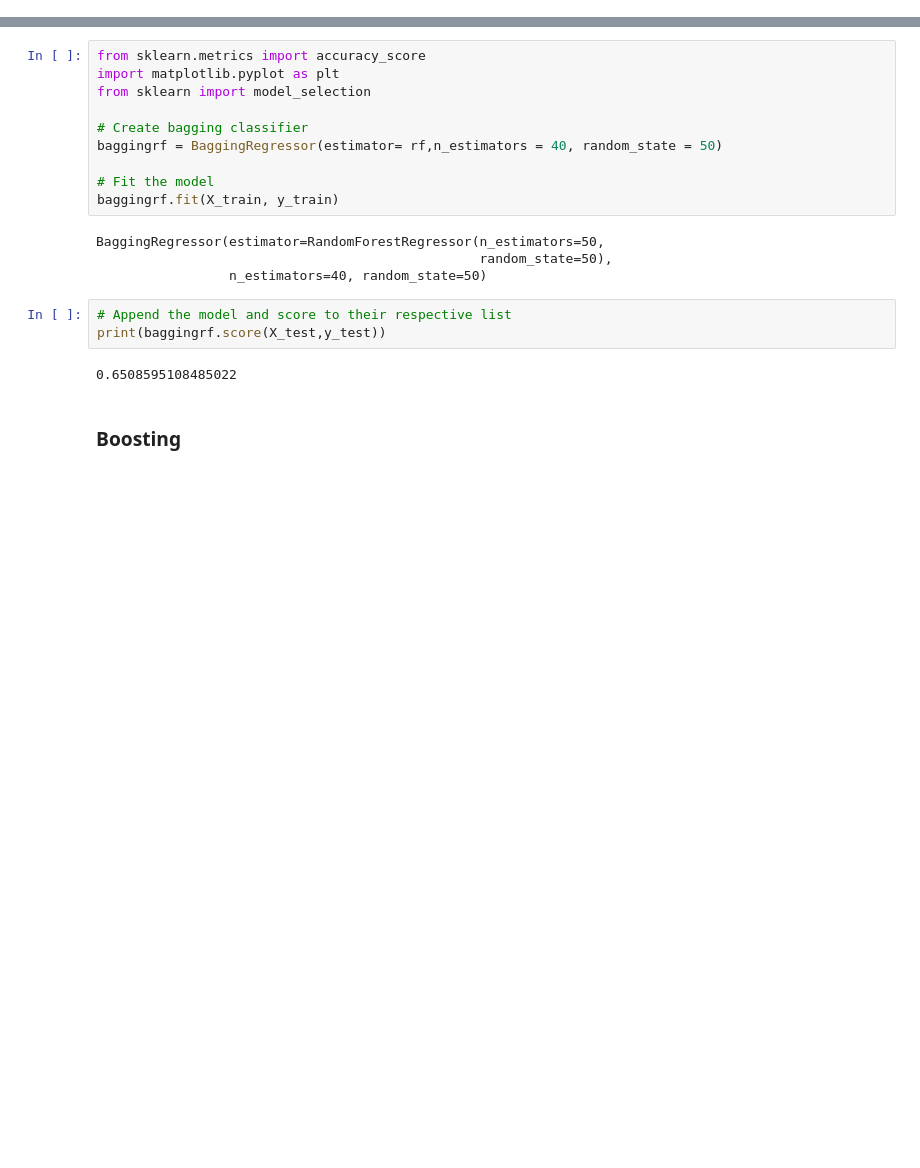
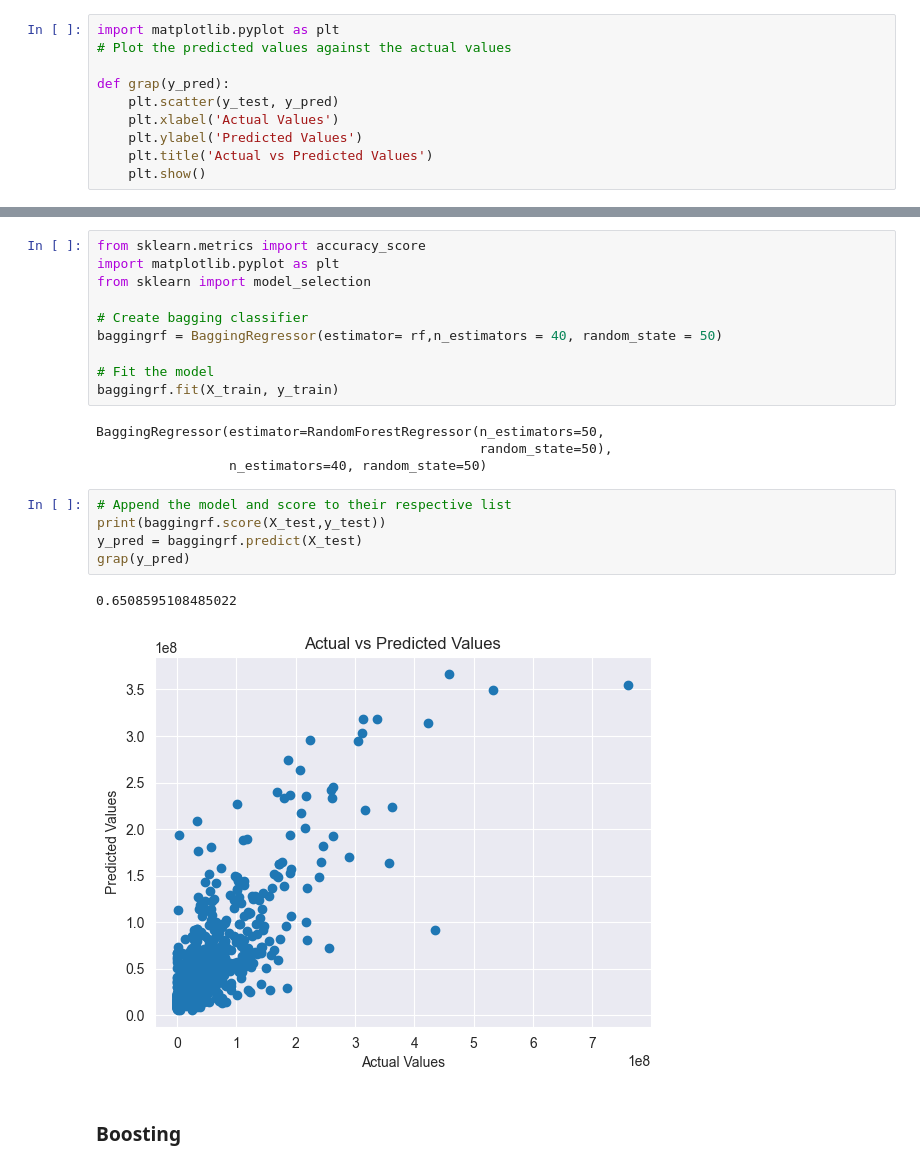
Before and after one commit to Cyriloo7/Movie-Gross-Prediction-, a Jupyter notebook: MovieGrossPrediction.ipynb, the cells around one changed output, grey strips where cells are left out. Drawn from its saved outputs; the diff is of its cells as text; blank space fills up the shorter version.

Commit message:
Movie-Gross_prediction

```diff
--- a/MovieGrossPrediction.ipynb
+++ b/MovieGrossPrediction.ipynb
@@ -152,3 +154,13 @@ X_train, X_test, y_train, y_test = train_test_split(df, y, test_size=0.2, random
+# %%
+import matplotlib.pyplot as plt
+# Plot the predicted values against the actual values
+
+def grap(y_pred):
+    plt.scatter(y_test, y_pred)
+    plt.xlabel('Actual Values')
+    plt.ylabel('Predicted Values')
+    plt.title('Actual vs Predicted Values')
+    plt.show()
 # %% [markdown]
 ## RandomForestRegressor
 # %%
@@ -173,8 +185,11 @@ BaggingRegressor(estimator=RandomForestRegressor(n_estimators=50,
 # %%
 # Append the model and score to their respective list
 print(baggingrf.score(X_test,y_test))
+y_pred = baggingrf.predict(X_test)
+grap(y_pred)
 # %% [output]
 0.6508595108485022
+[figure, added]
 # %% [markdown]
 ### Boosting
 # %%
```
Also changed, not shown: parts of 18 cells of this notebook.
